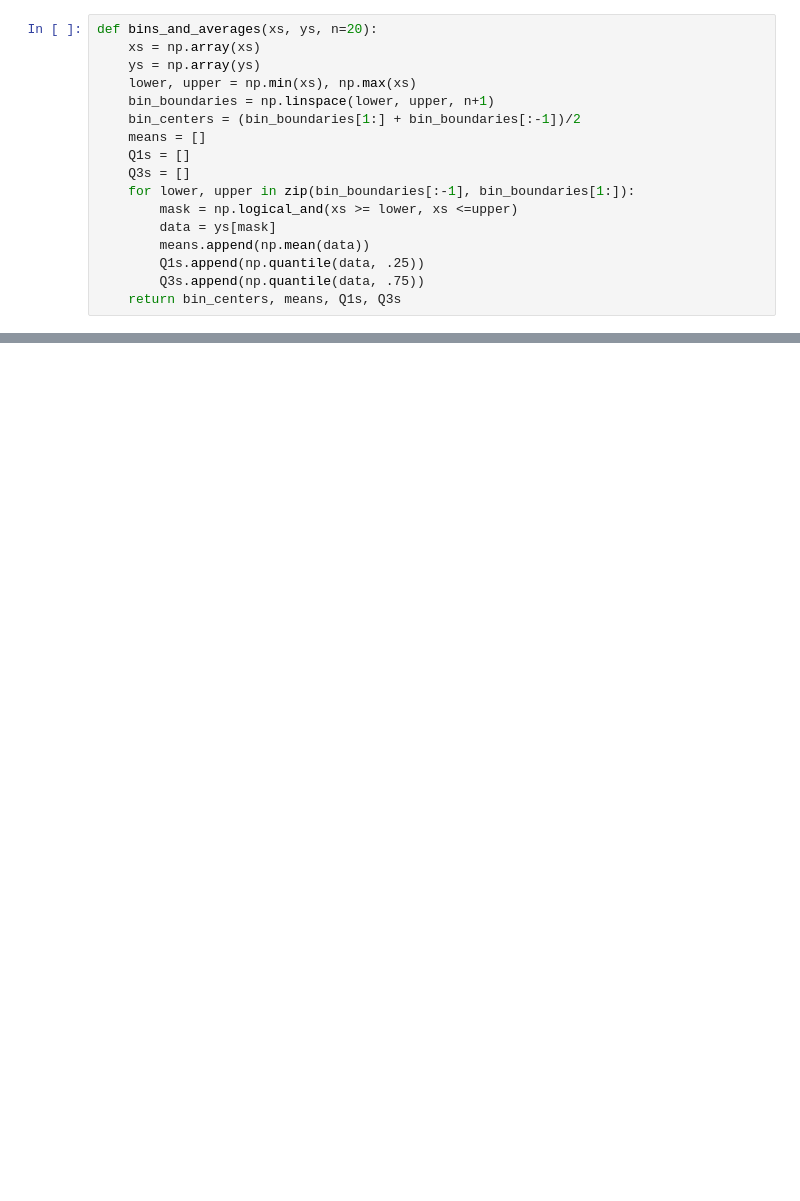
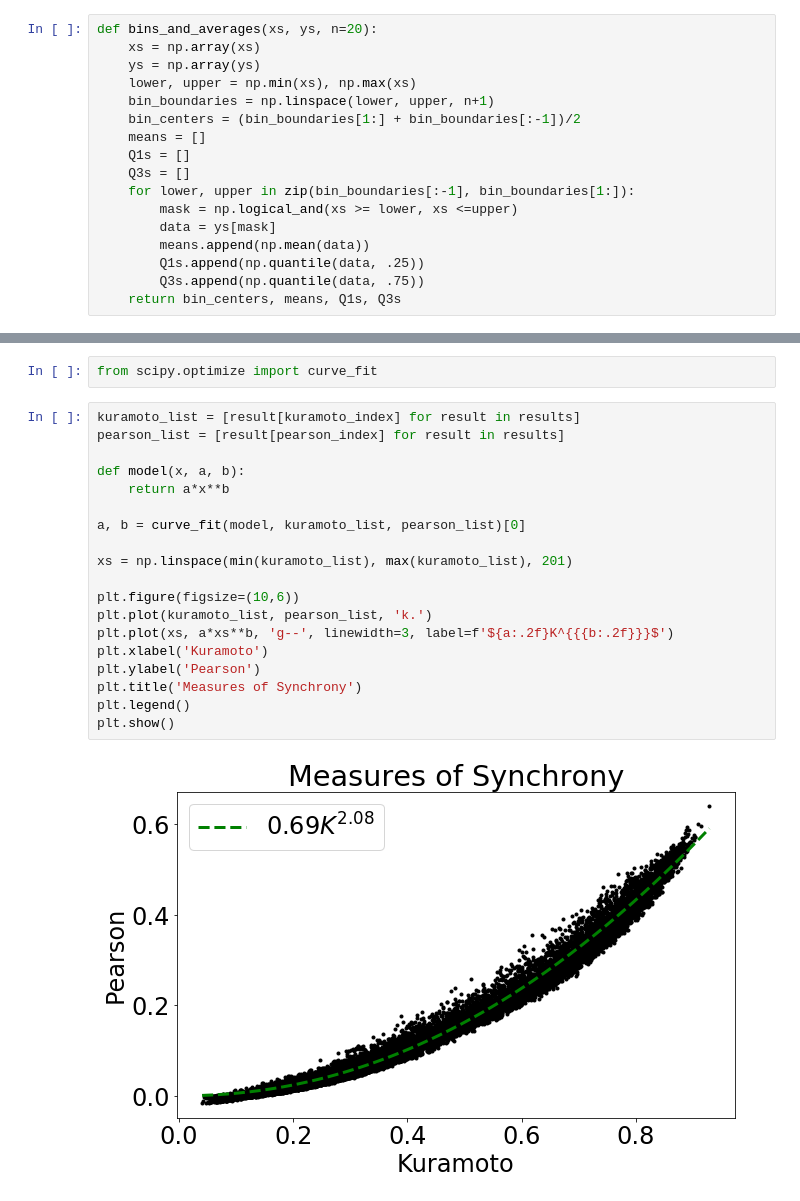
Before and after one commit to shawsa/CSCI_5352_Networks_Project, a Jupyter notebook: experiment02_ring_model.ipynb, the cells around one changed output, grey strips where cells are left out. Drawn from its saved outputs; the diff is of its cells as text; blank space fills up the shorter version.

```diff
--- a/experiment02_ring_model.ipynb
+++ b/experiment02_ring_model.ipynb
@@ -317,0 +320,23 @@ def bins_and_averages(xs, ys, n=20):
+# %%
+from scipy.optimize import curve_fit
+# %%
+kuramoto_list = [result[kuramoto_index] for result in results]
+pearson_list = [result[pearson_index] for result in results]
+
+def model(x, a, b):
+    return a*x**b
+
+a, b = curve_fit(model, kuramoto_list, pearson_list)[0]
+
+xs = np.linspace(min(kuramoto_list), max(kuramoto_list), 201)
+
+plt.figure(figsize=(10,6))
+plt.plot(kuramoto_list, pearson_list, 'k.')
+plt.plot(xs, a*xs**b, 'g--', linewidth=3, label=f'${a:.2f}K^{{{b:.2f}}}$')
+plt.xlabel('Kuramoto')
+plt.ylabel('Pearson')
+plt.title('Measures of Synchrony')
+plt.legend()
+plt.show()
+# %% [output]
+[figure, added]
```
Also changed, not shown: parts of 24 cells of this notebook, 4 other files.
